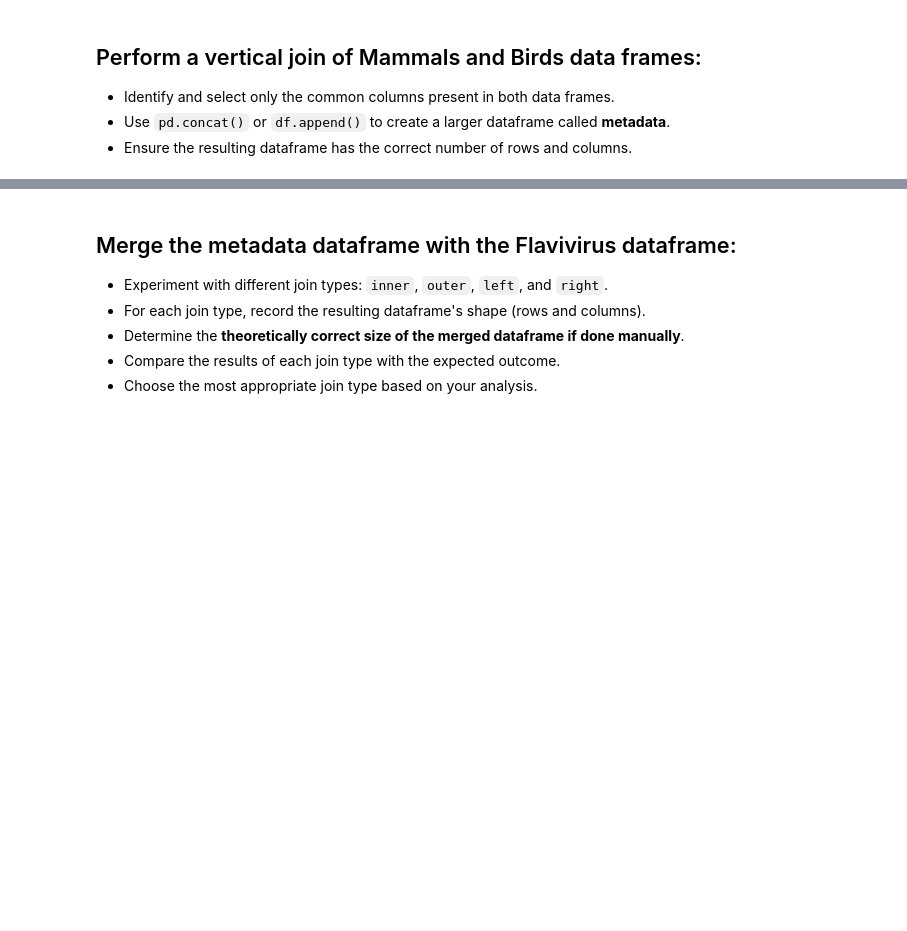
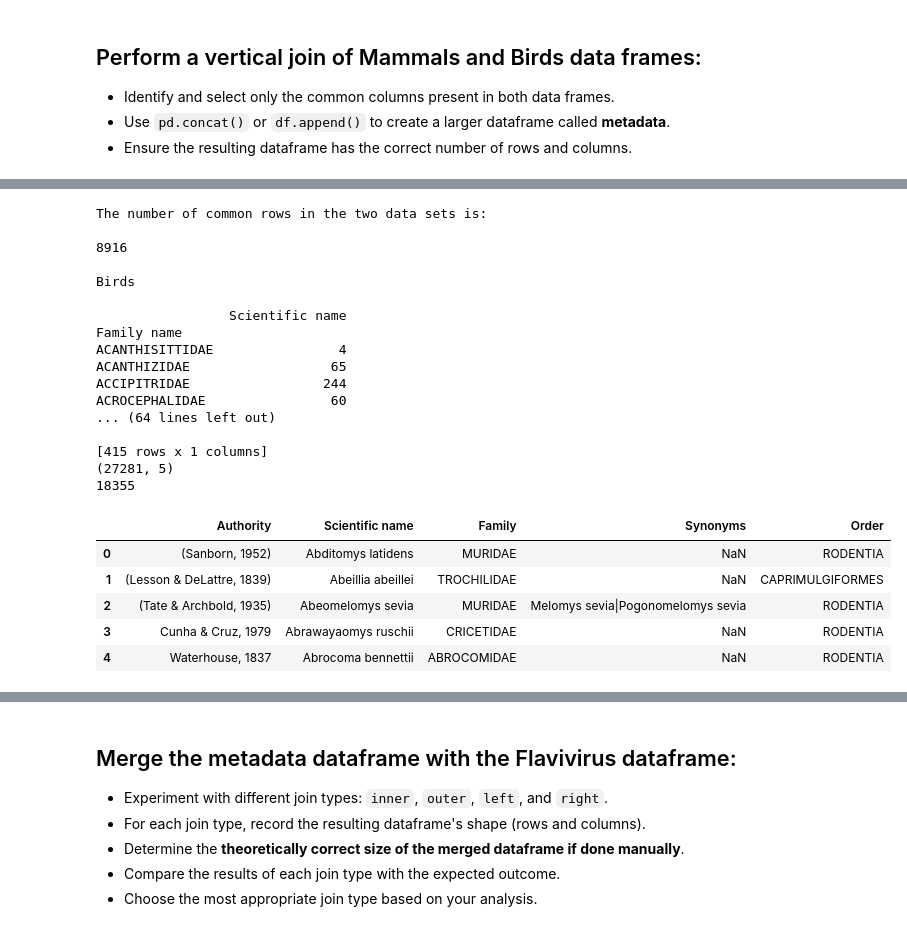
Before and after one commit to howellery/MPM_200_Howell, a Jupyter notebook: Code/MPM200_Session9_HW_EHowell.ipynb, the cells around one changed output, grey strips where cells are left out. Saved outputs shown, nothing was run; the diff lists cells and outputs as text; code cells hidden in the pictures; blank space fills up the shorter version.

```diff
--- a/Code/MPM200_Session9_HW_EHowell.ipynb
+++ b/Code/MPM200_Session9_HW_EHowell.ipynb
@@ -300,0 +284,70 @@ The common columns in the two data sets are
+# %%
+# Perform a vertical join of Mammals and Birds data frames
+
+print("\nThe number of common rows in the two data sets is: \n")
+
+# Number of overlapping rows in the data sets
+overlap_count = birds_filter.loc[birds_filter['Scientific name'].isin(mammals_science['Scientific name']), 'Scientific name'].nunique()
+print(overlap_count)
+
+birds_filter['Family name'] = birds_filter['Family name'].str.upper()
+print("\nBirds\n")
+print(birds_filter.groupby('Family name').agg({'Scientific name':'nunique'}))
+print("\nBirds & Mammals\n")
+print(mammals_science.groupby('Family').agg({'Scientific name':'nunique'}))
+
+# Find the common columns in the data sets:
+print("\nThe columns in the bird data set is: \n")
+print(birds_filter.columns.tolist())
+print("\nThe columns in the birds and mammals data set is: \n")
+print(mammals_science.columns.tolist())
+
+print("\nThe common columns in the two data sets are: \n")
+print(set(mammals_science.columns).intersection(birds_filter.columns))
+
+print("\nOther columns with similar information: Family name in birds/Family in mammals datasets and Common name/Common names (Eng).\n")
+
+birds_filter = birds_filter.rename(columns={'Family': 'Animal Type'})
+birds_filter = birds_filter.rename(columns={'Family name': 'Family'})
+
+mammals_science = mammals_science.rename(columns={'Common names (Eng)': 'Common name'})
+print("\nIdeally I would combine on Common name column as well as the others, but since that column is likely to have a lot of variability I decided not to.\n")
+print("\nIdeally I would also figure out how to match based on either Scientific name or Synonym columns.\n")
+
+# Only select based on common columns:
+BirdSubset = birds_filter[["Authority", "Scientific name", "Family", "Synonyms", "Order"]]
+MammalSubset = mammals_science[["Authority", "Scientific name", "Family", "Synonyms", "Order"]]
+
+print("\nThe combined data set: \n")
+# Vertical join of the data sets
+metadata = pd.concat([MammalSubset, BirdSubset], axis=0)
+
+print(metadata.groupby('Family').agg({'Scientific name':'nunique'}))
+
+print(metadata.shape)
+print(metadata['Scientific name'].nunique())
+metadata.head()
+# %% [output]
+The number of common rows in the two data sets is:
+
+8916
+
+Birds
+
+                 Scientific name
+Family name
+ACANTHISITTIDAE                4
+ACANTHIZIDAE                  65
+ACCIPITRIDAE                 244
+ACROCEPHALIDAE                60
+... (64 lines left out)
+
+[415 rows x 1 columns]
+(27281, 5)
+18355
+|  | Authority | Scientific name | Family | Synonyms | Order |
+| 0 | (Sanborn, 1952) | Abditomys latidens | MURIDAE | NaN | RODENTIA |
+| 1 | (Lesson & DeLattre, 1839) | Abeillia abeillei | TROCHILIDAE | NaN | CAPRIMULGIFORMES |
+| 2 | (Tate & Archbold, 1935) | Abeomelomys sevia | MURIDAE | Melomys sevia|Pogonomelomys sevia | RODENTIA |
+| 3 | Cunha & Cruz, 1979 | Abrawayaomys ruschii | CRICETIDAE | NaN | RODENTIA |
+| 4 | Waterhouse, 1837 | Abrocoma bennettii | ABROCOMIDAE | NaN | RODENTIA |
```
Also changed, not shown: parts of 5 cells of this notebook.
